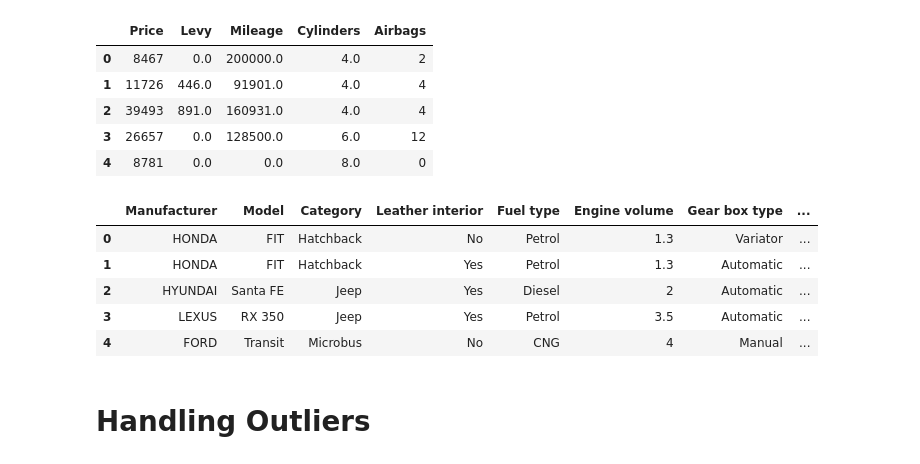
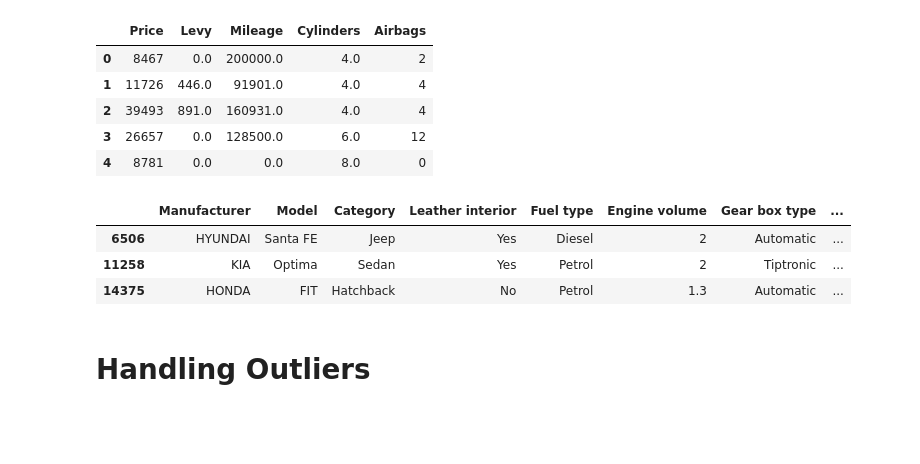
Before and after one commit to ashmi721/Data_Science_Class, a Jupyter notebook: Machine Learning/Supervised/Regression/CarPrice_prediction_using_simple_LR.ipynb, the cells around one changed output. Drawn from its saved outputs; the diff is of its cells as text; code cells hidden in the pictures; blank space fills up the shorter version.

```diff
--- a/Machine Learning/Supervised/Regression/CarPrice_prediction_using_simple_LR.ipynb
+++ b/Machine Learning/Supervised/Regression/CarPrice_prediction_using_simple_LR.ipynb
@@ -253,14 +253,12 @@ numerical_data.head()
 # %%
 # Categorical data
 categorical_data = df.select_dtypes(include='object')
-categorical_data.head()
+categorical_data.sample(3)
 # %% [output]
 |  | Manufacturer | Model | Category | Leather interior | Fuel type | Engine volume | Gear box type | ... |
-| 0 | HONDA | FIT | Hatchback | No | Petrol | 1.3 | Variator | ... |
-| 1 | HONDA | FIT | Hatchback | Yes | Petrol | 1.3 | Automatic | ... |
-| 2 | HYUNDAI | Santa FE | Jeep | Yes | Diesel | 2 | Automatic | ... |
-| 3 | LEXUS | RX 350 | Jeep | Yes | Petrol | 3.5 | Automatic | ... |
-| 4 | FORD | Transit | Microbus | No | CNG | 4 | Manual | ... |
+| 6506 | HYUNDAI | Santa FE | Jeep | Yes | Diesel | 2 | Automatic | ... |
+| 11258 | KIA | Optima | Sedan | Yes | Petrol | 2 | Tiptronic | ... |
+| 14375 | HONDA | FIT | Hatchback | No | Petrol | 1.3 | Automatic | ... |
 # %% [markdown]
 # Handling Outliers
 # %%
```
Also changed, not shown: parts of 30 cells of this notebook.
